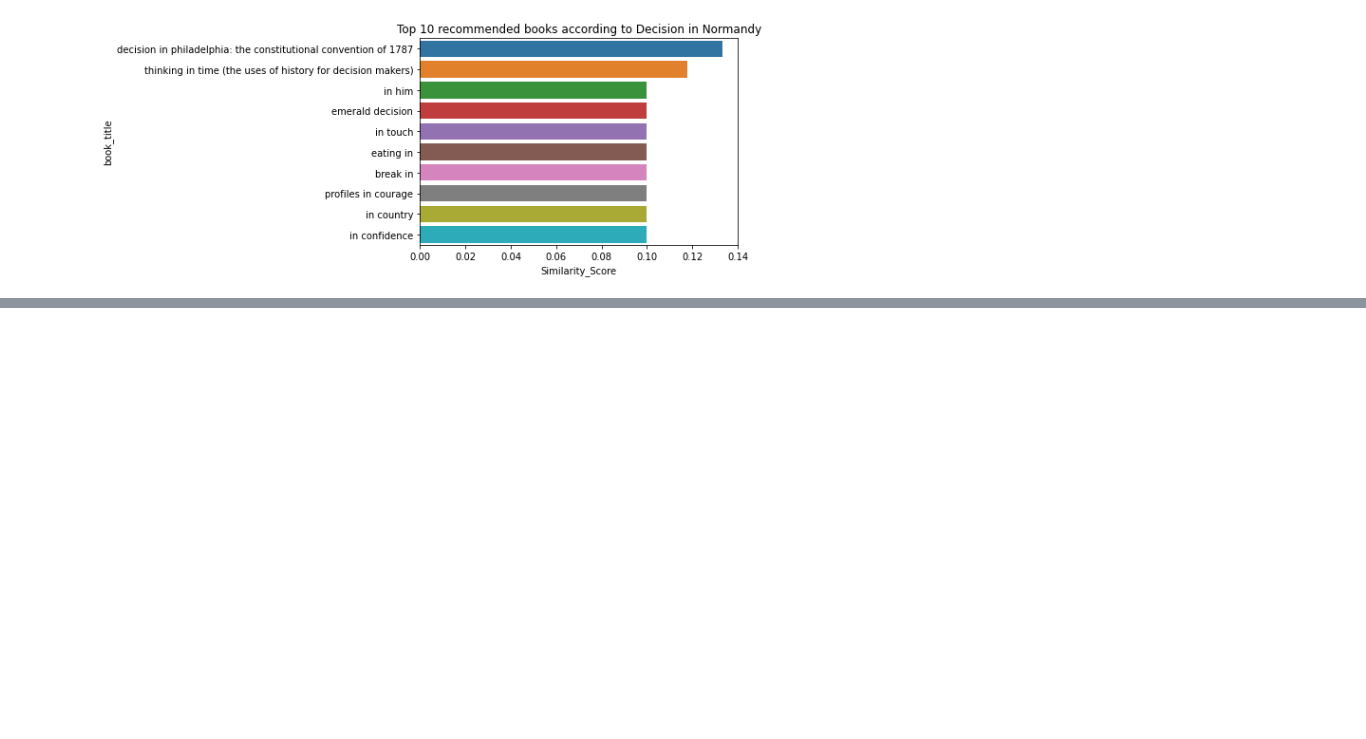
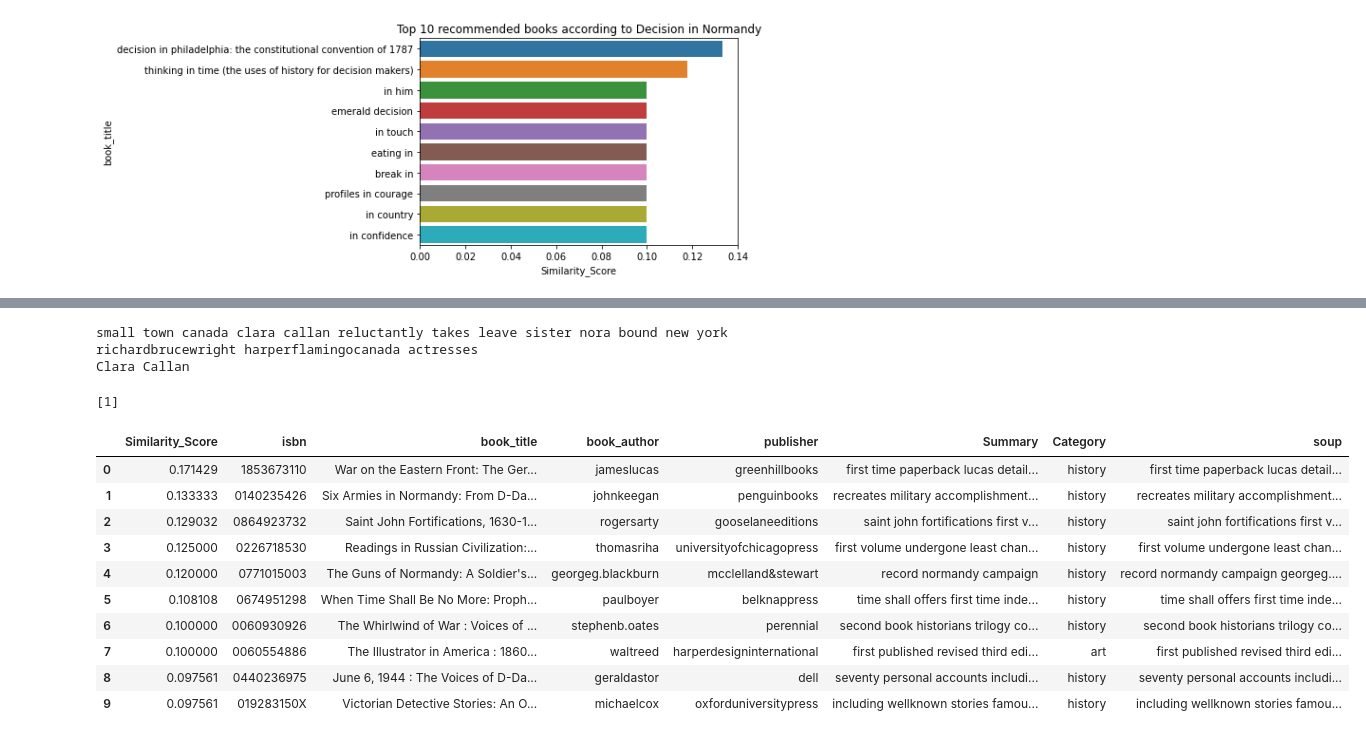
Before and after one commit to marinaepitropaki/BookRecommendationSystem, a Jupyter notebook: BookRecommendationSystem.ipynb, the cells around one changed output, grey strips where cells are left out. Cells and saved outputs as stored; diff of their text form; code cells hidden in the pictures; blank space fills up the shorter version.

```diff
--- a/BookRecommendationSystem.ipynb
+++ b/BookRecommendationSystem.ipynb
@@ -681,0 +769,23 @@ sb.barplot(x = "Similarity_Score", y = "book_title", data = jaccard_score_df).se
+# %%
+# Show what the current soup for the first book look like
+print(df['soup'][0])
+print(df['book_title'][0])
+# %% [output]
+small town canada clara callan reluctantly takes leave sister nora bound new york richardbrucewright harperflamingocanada actresses
+Clara Callan
+# %%
+jaccard_score_df = get_recommendations("Decision in Normandy", "soup")
+jaccard_score_df
+# %% [output]
+[1]
+|  | Similarity_Score | isbn | book_title | book_author | publisher | Summary | Category | soup |
+| 0 | 0.171429 | 1853673110 | War on the Eastern Front: The Ger... | jameslucas | greenhillbooks | first time paperback lucas detail... | history | first time paperback lucas detail... |
+| 1 | 0.133333 | 0140235426 | Six Armies in Normandy: From D-Da... | johnkeegan | penguinbooks | recreates military accomplishment... | history | recreates military accomplishment... |
+| 2 | 0.129032 | 0864923732 | Saint John Fortifications, 1630-1... | rogersarty | gooselaneeditions | saint john fortifications first v... | history | saint john fortifications first v... |
+| 3 | 0.125000 | 0226718530 | Readings in Russian Civilization:... | thomasriha | universityofchicagopress | first volume undergone least chan... | history | first volume undergone least chan... |
+| 4 | 0.120000 | 0771015003 | The Guns of Normandy: A Soldier's... | georgeg.blackburn | mcclelland&stewart | record normandy campaign | history | record normandy campaign georgeg.... |
+| 5 | 0.108108 | 0674951298 | When Time Shall Be No More: Proph... | paulboyer | belknappress | time shall offers first time inde... | history | time shall offers first time inde... |
+| 6 | 0.100000 | 0060930926 | The Whirlwind of War : Voices of ... | stephenb.oates | perennial | second book historians trilogy co... | history | second book historians trilogy co... |
+| 7 | 0.100000 | 0060554886 | The Illustrator in America : 1860... | waltreed | harperdesigninternational | first published revised third edi... | art | first published revised third edi... |
+| 8 | 0.097561 | 0440236975 | June 6, 1944 : The Voices of D-Da... | geraldastor | dell | seventy personal accounts includi... | history | seventy personal accounts includi... |
+| 9 | 0.097561 | 019283150X | Victorian Detective Stories: An O... | michaelcox | oxforduniversitypress | including wellknown stories famou... | history | including wellknown stories famou... |
```
Also changed, not shown: parts of 8 cells of this notebook.
